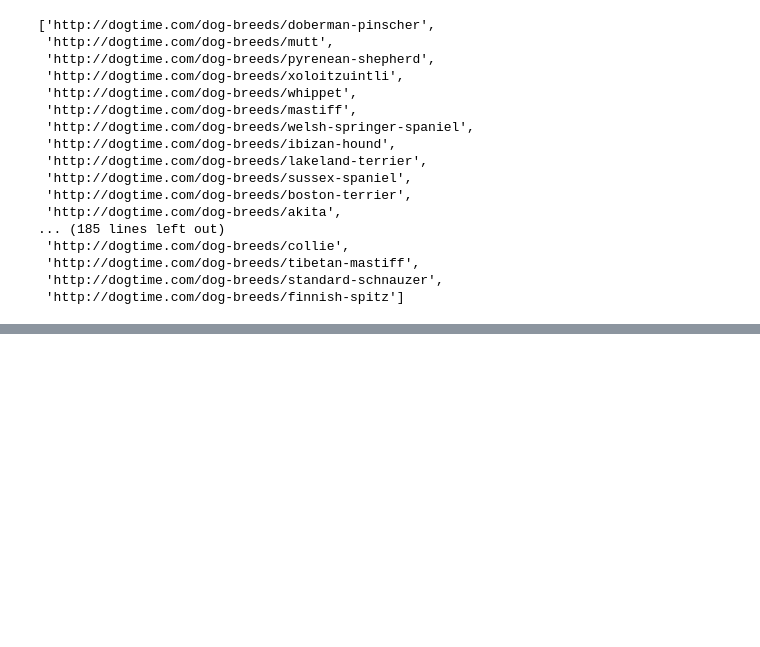
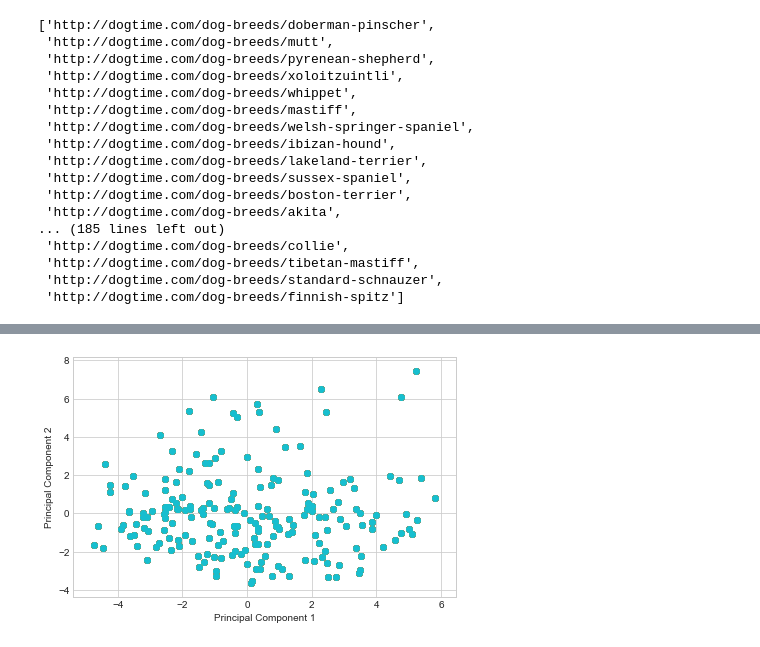
Before and after one commit to awcastleton/MLP_FinalProject, a Jupyter notebook: scraper/dog_ratings_scraper.ipynb, the cells around one changed output, grey strips where cells are left out. Cells and saved outputs as stored; diff of their text form; code cells hidden in the pictures; blank space fills up the shorter version.

Commit message:
finished ratings

```diff
--- a/scraper/dog_ratings_scraper.ipynb
+++ b/scraper/dog_ratings_scraper.ipynb
@@ -72,9 +72,13 @@ def breed_parser(site):
     features = soup.findAll('div', class_='star-by-breed')
     traits = []
     ratings = []
+    breed = soup.find('h1').find(text=True)
     for feature in features:
         traits.append(feature.find('span', class_='characteristic').find(text=True))
         ratings.append(feature.find('span', class_='star').attrs['class'][1][-1])
-    return traits, ratings
-    #date_text = date_text = soup.findAll('meta')
+    df = pd.DataFrame({
+        'rating': ratings,
+    }, index = traits).T
+    df.index = [breed]
+    return df
 # %%
@@ -112,0 +90,6 @@ df
+# %%
+frames = [breed_parser(dog) for dog in breed_links]
+# %%
+all_ratings = pd.concat(frames)
+# %%
+all_ratings.drop('Korean Jindo Dog', inplace=True) #incomplete data for this breed
@@ -112,0 +119,18 @@ df
+# %%
+from sklearn.decomposition import PCA as sklearnPCA
+sklearn_pca = sklearnPCA(n_components=2)
+Y_sklearn = sklearn_pca.fit_transform(all_ratings)
+
+with plt.style.context('seaborn-whitegrid'):
+    plt.figure(figsize=(6, 4))
+    for lab in all_ratings.index:
+        plt.scatter(Y_sklearn[:, 0],
+                    Y_sklearn[:, 1],
+                    label=lab)
+    plt.xlabel('Principal Component 1')
+    plt.ylabel('Principal Component 2')
+    #plt.legend(loc='lower center')
+    plt.tight_layout()
+    plt.show()
+# %% [output]
+[figure, added]
```
Also changed, not shown: parts of 6 cells of this notebook, 1 other file.
